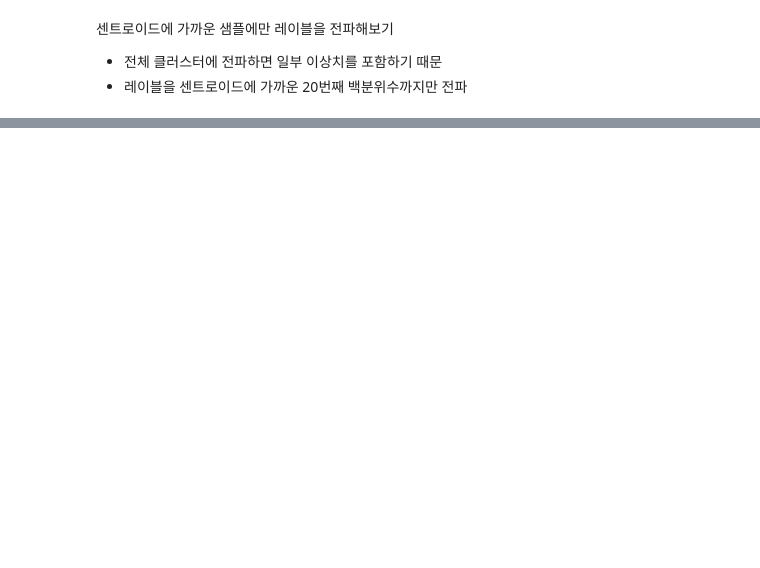
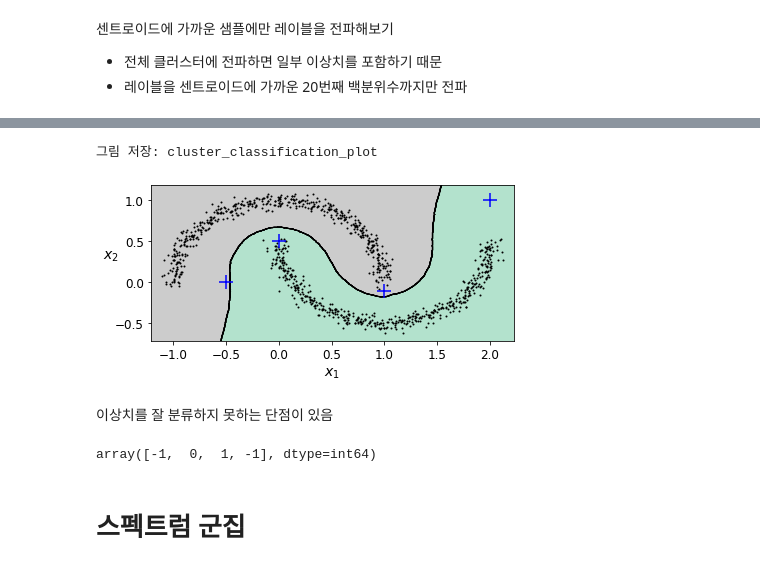
Before and after one commit to mg4432/HandsOn-ML, a Jupyter notebook: Unsupervised_learning.ipynb, the cells around one changed output, grey strips where cells are left out. Drawn from its saved outputs; the diff is of its cells as text; code cells hidden in the pictures; blank space fills up the shorter version.

```diff
--- a/Unsupervised_learning.ipynb
+++ b/Unsupervised_learning.ipynb
@@ -1018,0 +1146,2 @@ log_reg.score(X_test, y_test)
+# %%
+dbscan = dbscan2
@@ -1018,0 +1169,18 @@ log_reg.score(X_test, y_test)
+# %%
+plt.figure(figsize = (6,3))
+plot_decision_boundaries(knn, X, show_centroids = False)
+plt.scatter(X_new[:,0], X_new[:,1], c = 'b', marker = '+', s = 200, zorder = 10)
+save_fig('cluster_classification_plot')
+plt.show()
+# %% [output]
+그림 저장: cluster_classification_plot
+[figure, added]
+# %% [markdown]
+이상치를 잘 분류하지 못하는 단점이 있음
+# %%
+y_dist, y_pred_idx = knn.kneighbors(X_new, n_neighbors = 1)
+y_pred = dbscan.labels_[dbscan.core_sample_indices_][y_pred_idx]
+y_pred[y_dist > 0.2] = -1 # 거리가 0.2 이상이면 이상치로 간주
+y_pred.ravel()
+# %% [output]
+array([-1,  0,  1, -1], dtype=int64)
@@ -1018,0 +1190,2 @@ log_reg.score(X_test, y_test)
+# %% [markdown]
+# 스펙트럼 군집
```
Also changed, not shown: parts of 38 cells of this notebook.
